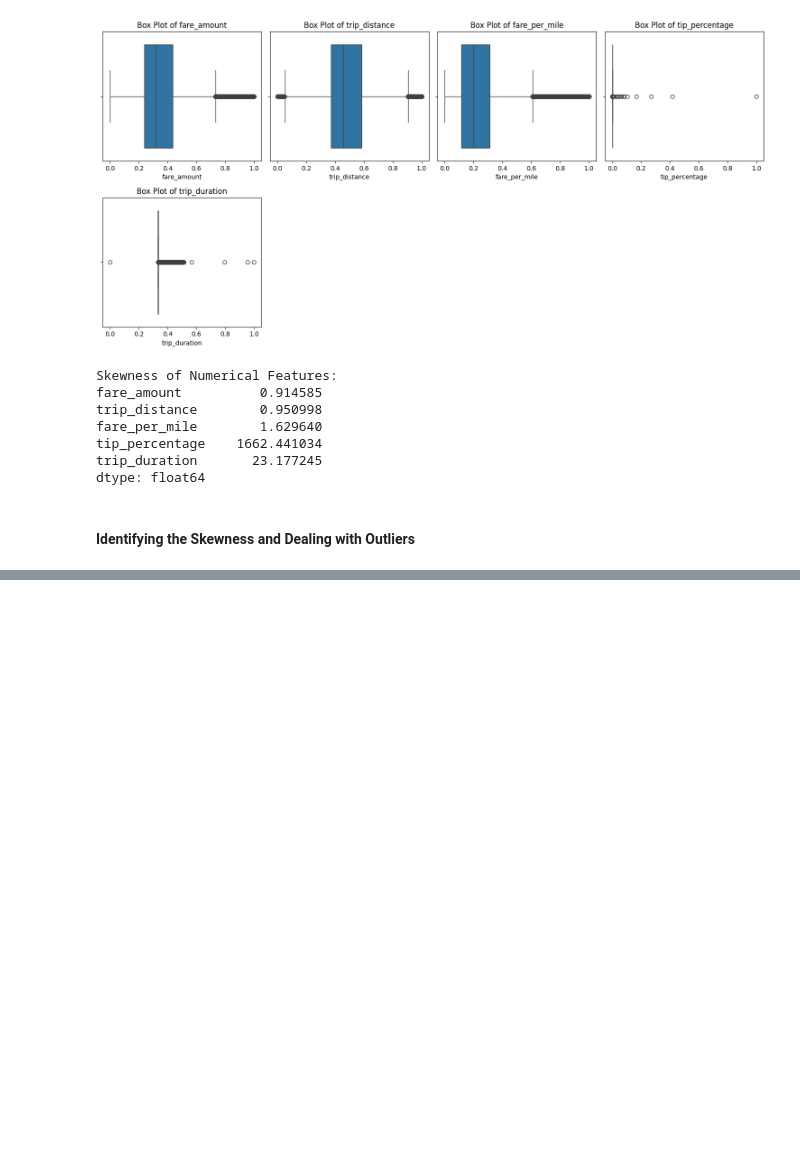
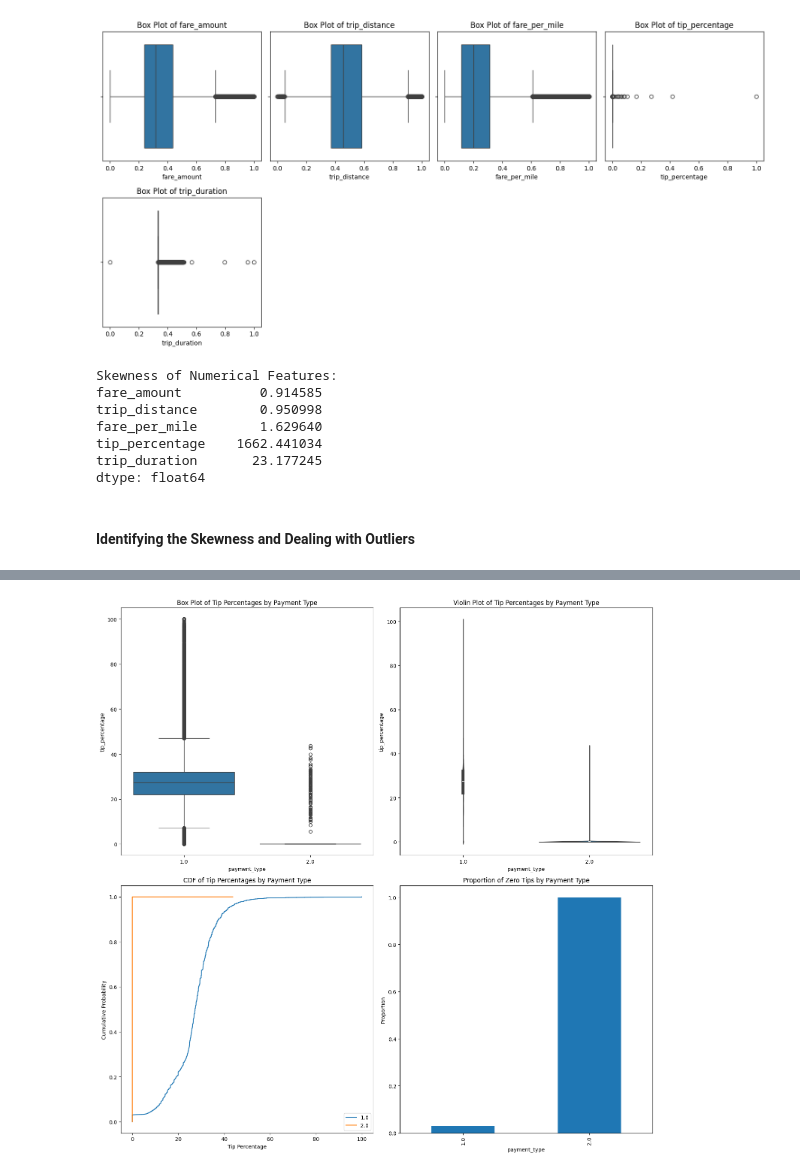
Before and after one commit to LongD3Ad/Taxi-Fare, a Jupyter notebook: Taxi_EDA.ipynb, the cells around one changed output, grey strips where cells are left out. Saved outputs shown, nothing was run; the diff lists cells and outputs as text; code cells hidden in the pictures; blank space fills up the shorter version.

```diff
--- a/Taxi_EDA.ipynb
+++ b/Taxi_EDA.ipynb
@@ -224,0 +337,17 @@ dtype: float64
+# %%
+# Reverting normalization for trip_duration and tip_percentage
+trip_duration_max = 8525.1167
+trip_duration_min = -2770.3667
+tip_percentage_max = 2400000.0
+tip_percentage_min = 0.0
+
+df['trip_duration'] = df['trip_duration'] * (trip_duration_max - trip_duration_min) + trip_duration_min
+df['tip_percentage'] = df['tip_percentage'] * (tip_percentage_max - tip_percentage_min) + tip_percentage_min
+
+# Handling outliers and data issues
+
+# Remove negative durations or set them to a minimum acceptable value (e.g., 0)
+df['trip_duration'] = df['trip_duration'].apply(lambda x: max(x, 0))
+
+# Cap extreme tip percentages, e.g., limit to 100% as a maximum reasonable tip
+df['tip_percentage'] = df['tip_percentage'].apply(lambda x: min(x, 100))
@@ -224,0 +441,33 @@ dtype: float64
+# %%
+fig, axes = plt.subplots(2, 2, figsize=(15, 15))
+
+#Plotting BOX plots
+sns.boxplot(x='payment_type', y='tip_percentage', data=df, ax=axes[0, 0])
+axes[0, 0].set_title('Box Plot of Tip Percentages by Payment Type')
+
+#Plotting Violin plots
+sns.violinplot(x='payment_type', y='tip_percentage', data=df, ax=axes[0, 1])
+axes[0, 1].set_title('Violin Plot of Tip Percentages by Payment Type')
+
+#Plotting CDF
+for payment_type in df['payment_type'].unique():
+    data = df[df['payment_type'] == payment_type]['tip_percentage']
+    x = np.sort(data)
+    y = np.arange(1, len(x) + 1) / len(x)
+    axes[1, 0].plot(x, y, label=payment_type)
+
+axes[1, 0].set_title('CDF of Tip Percentages by Payment Type')
+axes[1, 0].set_xlabel('Tip Percentage')
+axes[1, 0].set_ylabel('Cumulative Probability')
+axes[1, 0].legend()
+
+#Plotting BAR plots
+zero_tip_prop = df.groupby('payment_type')['tip_percentage'].apply(lambda x: (x == 0).mean())
+zero_tip_prop.plot(kind='bar', ax=axes[1, 1])
+axes[1, 1].set_title('Proportion of Zero Tips by Payment Type')
+axes[1, 1].set_ylabel('Proportion')
+
+plt.tight_layout()
+plt.show()
+# %% [output]
+[figure, added]
```
Also changed, not shown: parts of 21 cells of this notebook.
